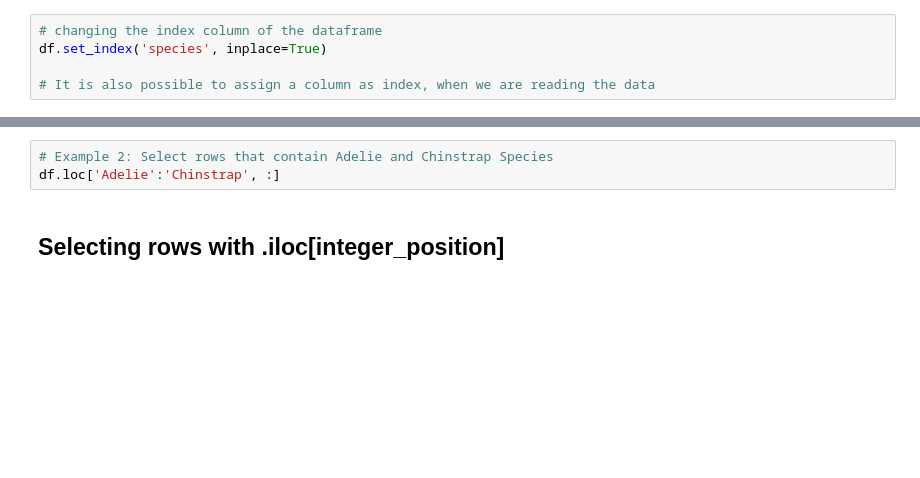
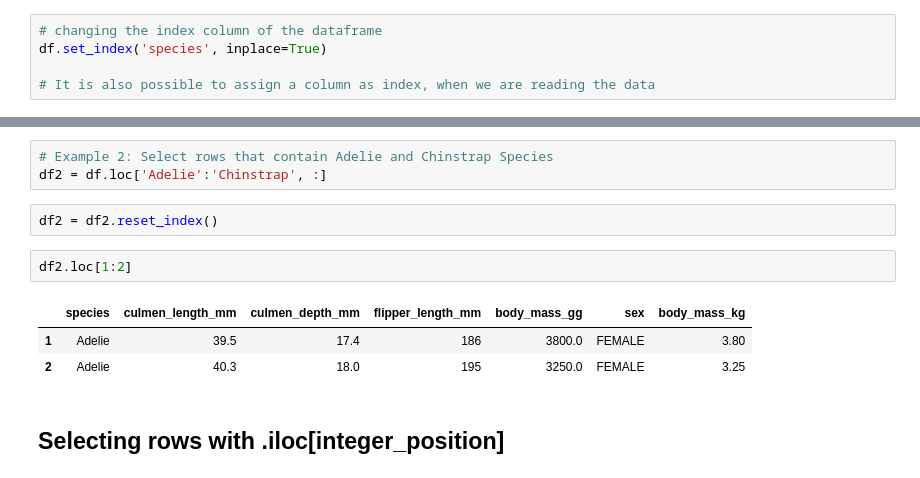
Before and after one commit to bbear2024/exercise, a Jupyter notebook: da-module-pandas/02_selecting_rows_columns/02_Selecting_rows_and_columns.ipynb, the cells around one changed output, grey strips where cells are left out. Saved outputs shown, nothing was run; the diff lists cells and outputs as text; blank space fills up the shorter version.

```diff
--- a/da-module-pandas/02_selecting_rows_columns/02_Selecting_rows_and_columns.ipynb
+++ b/da-module-pandas/02_selecting_rows_columns/02_Selecting_rows_and_columns.ipynb
@@ -253,6 +516,14 @@ df.loc['Adelie', :] # the new index labels are the species names. loc uses the l
 # %%
 # Example 2: Select rows that contain Adelie and Chinstrap Species
-df.loc['Adelie':'Chinstrap', :]
+df2 = df.loc['Adelie':'Chinstrap', :]
+# %%
+df2 = df2.reset_index()
+# %%
+df2.loc[1:2]
+# %% [output]
+|  | species | culmen_length_mm | culmen_depth_mm | flipper_length_mm | body_mass_gg | sex | body_mass_kg |
+| 1 | Adelie | 39.5 | 17.4 | 186 | 3800.0 | FEMALE | 3.80 |
+| 2 | Adelie | 40.3 | 18.0 | 195 | 3250.0 | FEMALE | 3.25 |
 # %% [markdown]
 ## Selecting rows with .iloc[integer_position]
 # %% [markdown]
```
Also changed, not shown: parts of 30 cells of this notebook, 35 other files.
